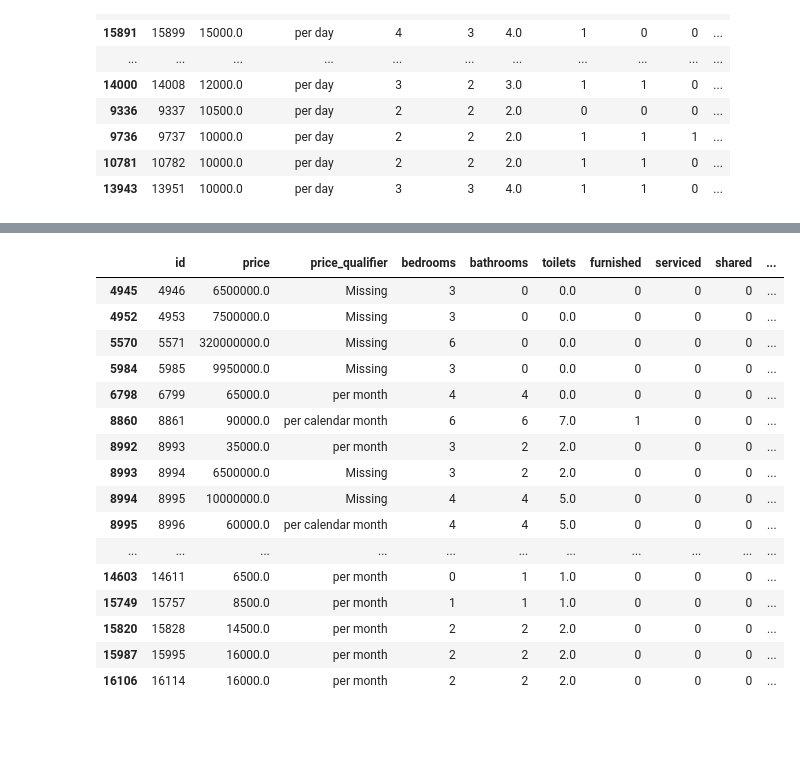
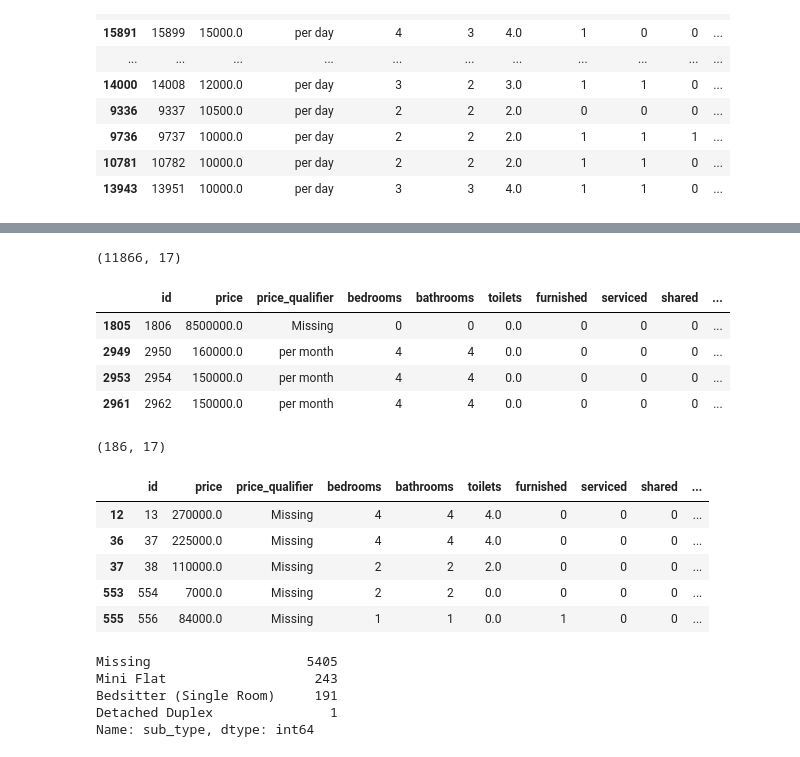
Before and after one commit to Ian-Ibrahim/project_ICS, a Jupyter notebook: Anna/data_cleaning.ipynb, the cells around one changed output, grey strips where cells are left out. Drawn from its saved outputs; the diff is of its cells as text; code cells hidden in the pictures; blank space fills up the shorter version.

```diff
--- a/Anna/data_cleaning.ipynb
+++ b/Anna/data_cleaning.ipynb
@@ -264,23 +266,36 @@ Marsabit            1
 Vihiga              1
 West Pokot          1
 Name: state, dtype: int64
+# %%
+df.shape
+# %% [output]
+(11866, 17)
 # %%
-df.loc[(df['state']=='Uasin Gishu')].head(37)
+df.loc[(df['locality']=='Missing')].head(10)
 # %% [output]
 |  | id | price | price_qualifier | bedrooms | bathrooms | toilets | furnished | serviced | shared | ... |
-| 4945 | 4946 | 6500000.0 | Missing | 3 | 0 | 0.0 | 0 | 0 | 0 | ... |
-| 4952 | 4953 | 7500000.0 | Missing | 3 | 0 | 0.0 | 0 | 0 | 0 | ... |
-| 5570 | 5571 | 320000000.0 | Missing | 6 | 0 | 0.0 | 0 | 0 | 0 | ... |
-| 5984 | 5985 | 9950000.0 | Missing | 3 | 0 | 0.0 | 0 | 0 | 0 | ... |
-| 6798 | 6799 | 65000.0 | per month | 4 | 4 | 0.0 | 0 | 0 | 0 | ... |
-| 8860 | 8861 | 90000.0 | per calendar month | 6 | 6 | 7.0 | 1 | 0 | 0 | ... |
-| 8992 | 8993 | 35000.0 | per month | 3 | 2 | 2.0 | 0 | 0 | 0 | ... |
-| 8993 | 8994 | 6500000.0 | Missing | 3 | 2 | 2.0 | 0 | 0 | 0 | ... |
-| 8994 | 8995 | 10000000.0 | Missing | 4 | 4 | 5.0 | 0 | 0 | 0 | ... |
-| 8995 | 8996 | 60000.0 | per calendar month | 4 | 4 | 5.0 | 0 | 0 | 0 | ... |
-| ... | ... | ... | ... | ... | ... | ... | ... | ... | ... | ... |
-| 14603 | 14611 | 6500.0 | per month | 0 | 1 | 1.0 | 0 | 0 | 0 | ... |
-| 15749 | 15757 | 8500.0 | per month | 1 | 1 | 1.0 | 0 | 0 | 0 | ... |
-| 15820 | 15828 | 14500.0 | per month | 2 | 2 | 2.0 | 0 | 0 | 0 | ... |
-| 15987 | 15995 | 16000.0 | per month | 2 | 2 | 2.0 | 0 | 0 | 0 | ... |
-| 16106 | 16114 | 16000.0 | per month | 2 | 2 | 2.0 | 0 | 0 | 0 | ... |
+| 1805 | 1806 | 8500000.0 | Missing | 0 | 0 | 0.0 | 0 | 0 | 0 | ... |
+| 2949 | 2950 | 160000.0 | per month | 4 | 4 | 0.0 | 0 | 0 | 0 | ... |
+| 2953 | 2954 | 150000.0 | per month | 4 | 4 | 0.0 | 0 | 0 | 0 | ... |
+| 2961 | 2962 | 150000.0 | per month | 4 | 4 | 0.0 | 0 | 0 | 0 | ... |
+# %%
+df.loc[(df['sub_type']=='Bedsitter (Single Room)')& (df['bedrooms']==0)].shape
+# %% [output]
+(186, 17)
+# %%
+df.loc[(df['category']=='For Rent')& (df['price_qualifier']=='Missing')].head()
+# %% [output]
+|  | id | price | price_qualifier | bedrooms | bathrooms | toilets | furnished | serviced | shared | ... |
+| 12 | 13 | 270000.0 | Missing | 4 | 4 | 4.0 | 0 | 0 | 0 | ... |
+| 36 | 37 | 225000.0 | Missing | 4 | 4 | 4.0 | 0 | 0 | 0 | ... |
+| 37 | 38 | 110000.0 | Missing | 2 | 2 | 2.0 | 0 | 0 | 0 | ... |
+| 553 | 554 | 7000.0 | Missing | 2 | 2 | 0.0 | 0 | 0 | 0 | ... |
+| 555 | 556 | 84000.0 | Missing | 1 | 1 | 0.0 | 1 | 0 | 0 | ... |
+# %%
+df.loc[(df['type']=='Apartment')].sub_type.value_counts()
+# %% [output]
+Missing                    5405
+Mini Flat                   243
+Bedsitter (Single Room)     191
+Detached Duplex               1
+Name: sub_type, dtype: int64
```
Also changed, not shown: parts of 2 cells of this notebook.
